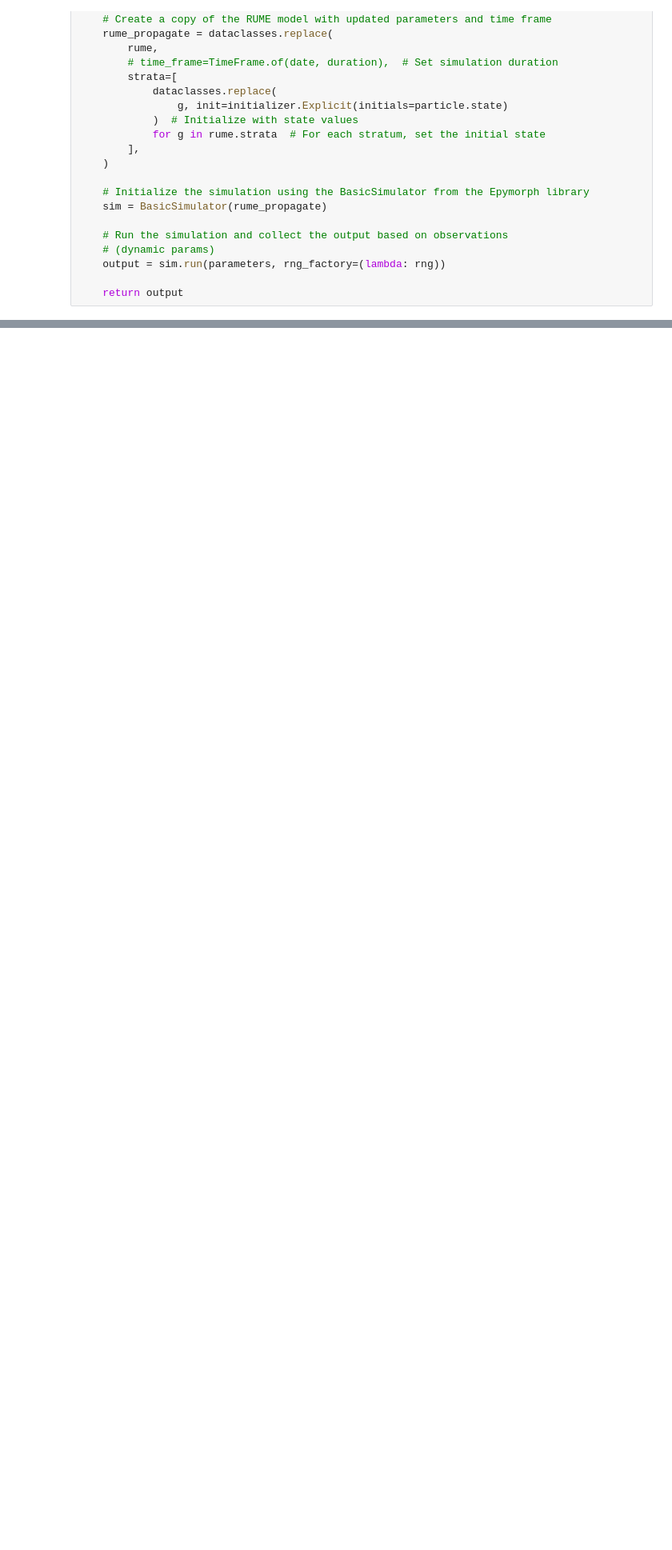
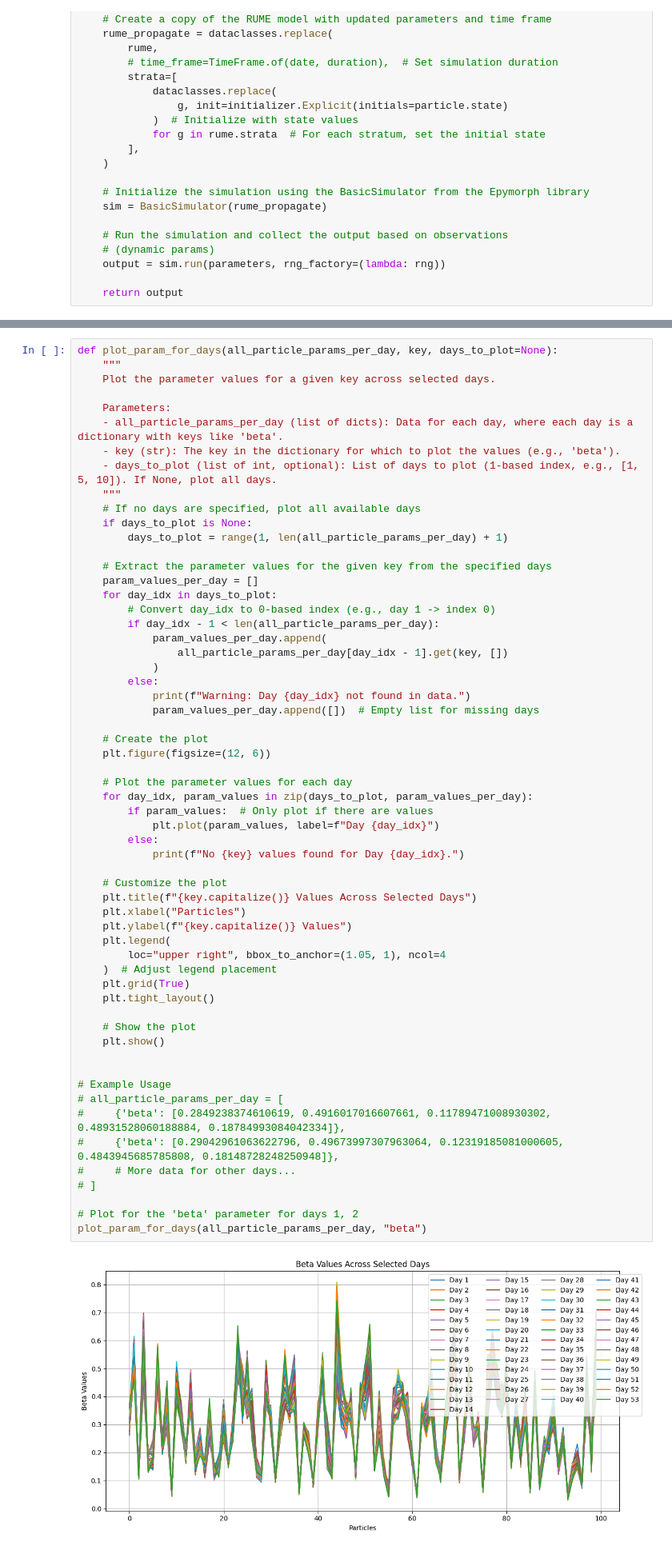
Before and after one commit to NAU-CCL/Epymorph, a Jupyter notebook: epymorph/parameter_forecasting/forecast2.ipynb, the cells around one changed output, grey strips where cells are left out. Shown at 80% size. Drawn from its saved outputs; the diff is of its cells as text; blank space fills up the shorter version.

```diff
--- a/epymorph/parameter_forecasting/forecast2.ipynb
+++ b/epymorph/parameter_forecasting/forecast2.ipynb
@@ -155,0 +339,61 @@ state_forecast, param_forecast, param_quantiles, param_values = run(
+# %%
+def plot_param_for_days(all_particle_params_per_day, key, days_to_plot=None):
+    """
+    Plot the parameter values for a given key across selected days.
+
+    Parameters:
+    - all_particle_params_per_day (list of dicts): Data for each day, where each day is a dictionary with keys like 'beta'.
+    - key (str): The key in the dictionary for which to plot the values (e.g., 'beta').
+    - days_to_plot (list of int, optional): List of days to plot (1-based index, e.g., [1, 5, 10]). If None, plot all days.
+    """
+    # If no days are specified, plot all available days
+    if days_to_plot is None:
+        days_to_plot = range(1, len(all_particle_params_per_day) + 1)
+
+    # Extract the parameter values for the given key from the specified days
+    param_values_per_day = []
+    for day_idx in days_to_plot:
+        # Convert day_idx to 0-based index (e.g., day 1 -> index 0)
+        if day_idx - 1 < len(all_particle_params_per_day):
+            param_values_per_day.append(
+                all_particle_params_per_day[day_idx - 1].get(key, [])
+            )
+        else:
+            print(f"Warning: Day {day_idx} not found in data.")
+            param_values_per_day.append([])  # Empty list for missing days
+
+    # Create the plot
+    plt.figure(figsize=(12, 6))
+
+    # Plot the parameter values for each day
+    for day_idx, param_values in zip(days_to_plot, param_values_per_day):
+        if param_values:  # Only plot if there are values
+            plt.plot(param_values, label=f"Day {day_idx}")
+        else:
+            print(f"No {key} values found for Day {day_idx}.")
+
+    # Customize the plot
+    plt.title(f"{key.capitalize()} Values Across Selected Days")
+    plt.xlabel("Particles")
+    plt.ylabel(f"{key.capitalize()} Values")
+    plt.legend(
+        loc="upper right", bbox_to_anchor=(1.05, 1), ncol=4
+    )  # Adjust legend placement
+    plt.grid(True)
+    plt.tight_layout()
+
+    # Show the plot
+    plt.show()
+
+
+# Example Usage
+# all_particle_params_per_day = [
+#     {'beta': [0.2849238374610619, 0.4916017016607661, 0.11789471008930302, 0.48931528060188884, 0.18784993084042334]},
+#     {'beta': [0.29042961063622796, 0.49673997307963064, 0.12319185081000605, 0.4843945685785808, 0.18148728248250948]},
+#     # More data for other days...
+# ]
+
+# Plot for the 'beta' parameter for days 1, 2
+plot_param_for_days(all_particle_params_per_day, "beta")
+# %% [output]
+[figure, added]
```
Also changed, not shown: parts of 21 cells of this notebook, 2 other files.
